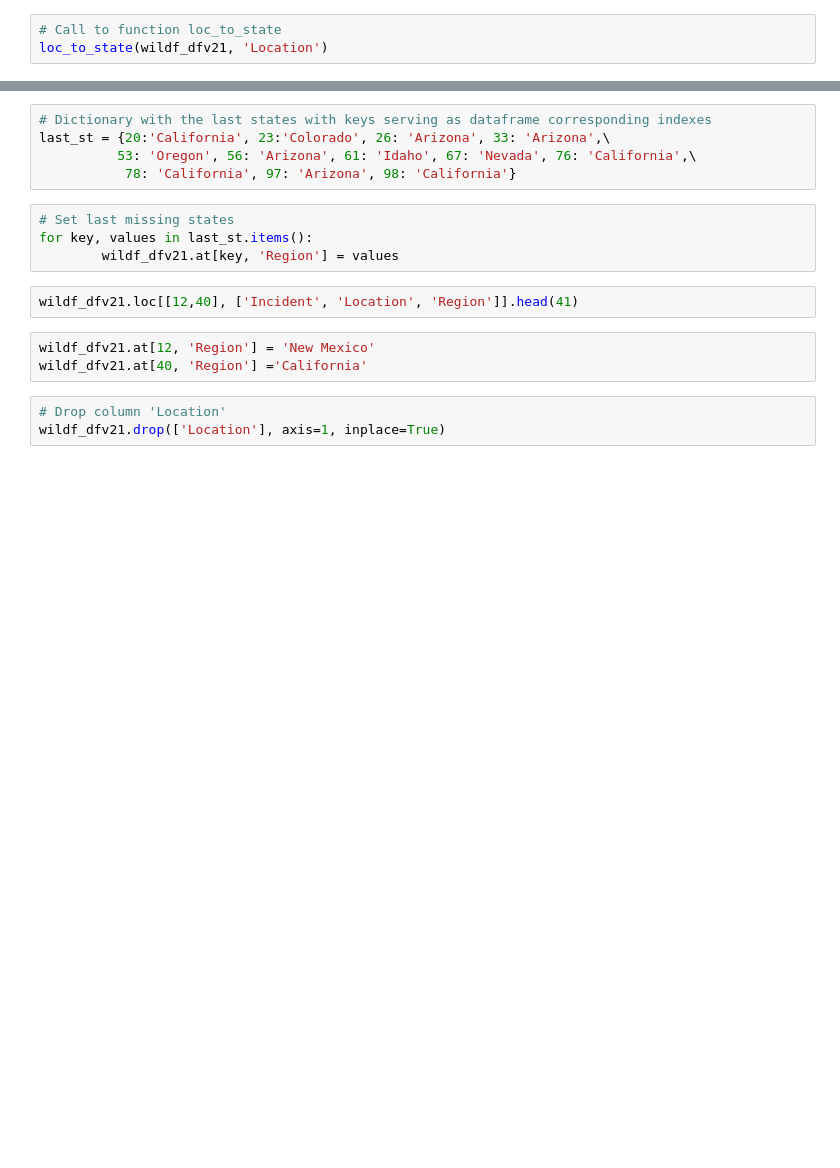
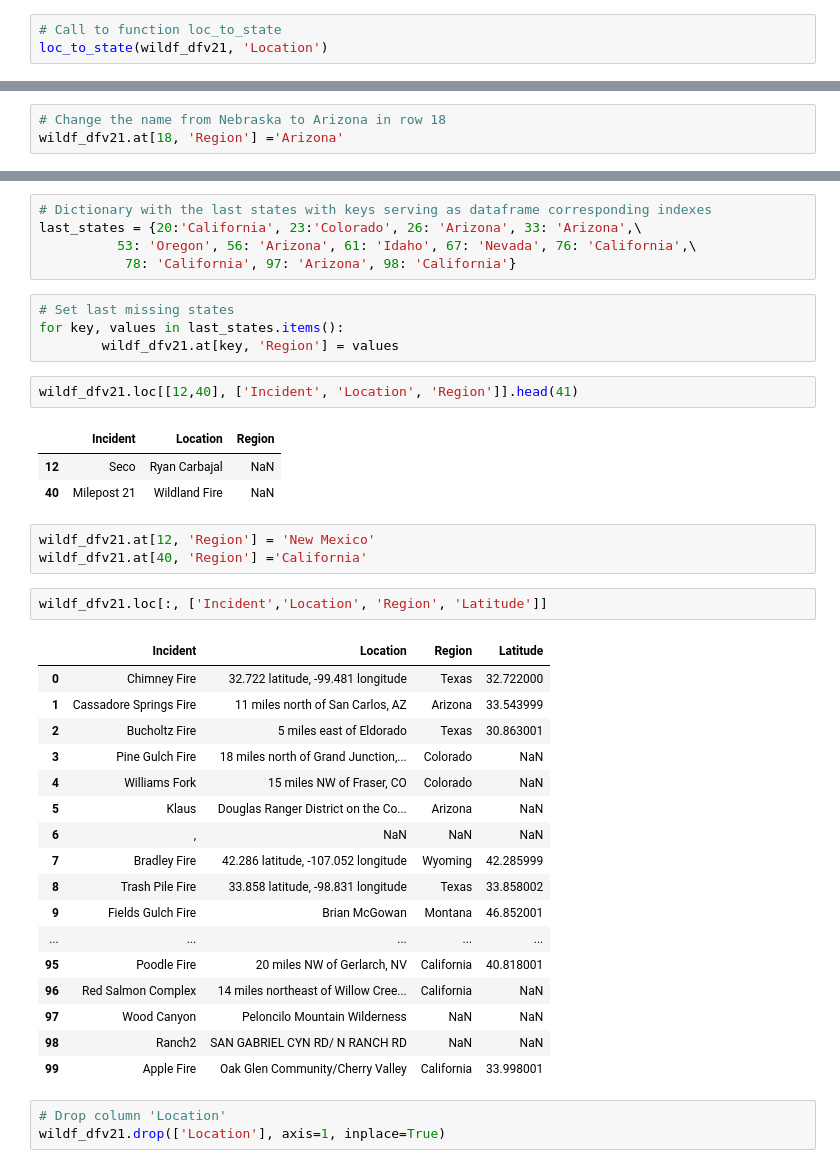
Before and after one commit to Ringdealer/Disasters, a Jupyter notebook: ForestFires.ipynb, the cells around one changed output, grey strips where cells are left out. Drawn from its saved outputs; the diff is of its cells as text; blank space fills up the shorter version.

```diff
--- a/ForestFires.ipynb
+++ b/ForestFires.ipynb
@@ -357,3 +429,6 @@ loc_to_state(wildf_dfv21, 'Location')
+# %%
+# Change the name from Nebraska to Arizona in row 18
+wildf_dfv21.at[18, 'Region'] ='Arizona'
 # %%
 # Listing the rows of 'Location' that will be googled
 i = 0
@@ -366,17 +456,41 @@ for item, name in zip(wildf_dfv21['Region'], wildf_dfv21['Location']):
 # %%
 # Dictionary with the last states with keys serving as dataframe corresponding indexes
-last_st = {20:'California', 23:'Colorado', 26: 'Arizona', 33: 'Arizona',\
+last_states = {20:'California', 23:'Colorado', 26: 'Arizona', 33: 'Arizona',\
           53: 'Oregon', 56: 'Arizona', 61: 'Idaho', 67: 'Nevada', 76: 'California',\
            78: 'California', 97: 'Arizona', 98: 'California'}
 # %%
 # Set last missing states
-for key, values in last_st.items():
+for key, values in last_states.items():
         wildf_dfv21.at[key, 'Region'] = values
 # %%
 wildf_dfv21.loc[[12,40], ['Incident', 'Location', 'Region']].head(41)
+# %% [output]
+|  | Incident | Location | Region |
+| 12 | Seco | Ryan Carbajal | NaN |
+| 40 | Milepost 21 | Wildland Fire | NaN |
 # %%
 wildf_dfv21.at[12, 'Region'] = 'New Mexico'
 wildf_dfv21.at[40, 'Region'] ='California'
+# %%
+wildf_dfv21.loc[:, ['Incident','Location', 'Region', 'Latitude']]
+# %% [output]
+|  | Incident | Location | Region | Latitude |
+| 0 | Chimney Fire | 32.722 latitude, -99.481 longitude | Texas | 32.722000 |
+| 1 | Cassadore Springs Fire | 11 miles north of San Carlos, AZ | Arizona | 33.543999 |
+| 2 | Bucholtz Fire | 5 miles east of Eldorado | Texas | 30.863001 |
+| 3 | Pine Gulch Fire | 18 miles north of Grand Junction,... | Colorado | NaN |
+| 4 | Williams Fork | 15 miles NW of Fraser, CO | Colorado | NaN |
+| 5 | Klaus | Douglas Ranger District on the Co... | Arizona | NaN |
+| 6 | , | NaN | NaN | NaN |
+| 7 | Bradley Fire | 42.286 latitude, -107.052 longitude | Wyoming | 42.285999 |
+| 8 | Trash Pile Fire | 33.858 latitude, -98.831 longitude | Texas | 33.858002 |
+| 9 | Fields Gulch Fire | Brian McGowan | Montana | 46.852001 |
+| ... | ... | ... | ... | ... |
+| 95 | Poodle Fire | 20 miles NW of Gerlarch, NV | California | 40.818001 |
+| 96 | Red Salmon Complex | 14 miles northeast of Willow Cree... | California | NaN |
+| 97 | Wood Canyon | Peloncilo Mountain Wilderness | NaN | NaN |
+| 98 | Ranch2 | SAN GABRIEL CYN RD/ N RANCH RD | NaN | NaN |
+| 99 | Apple Fire | Oak Glen Community/Cherry Valley | California | 33.998001 |
 # %%
 # Drop column 'Location'
 wildf_dfv21.drop(['Location'], axis=1, inplace=True)
```
Also changed, not shown: parts of 27 cells of this notebook, 20 other files.
